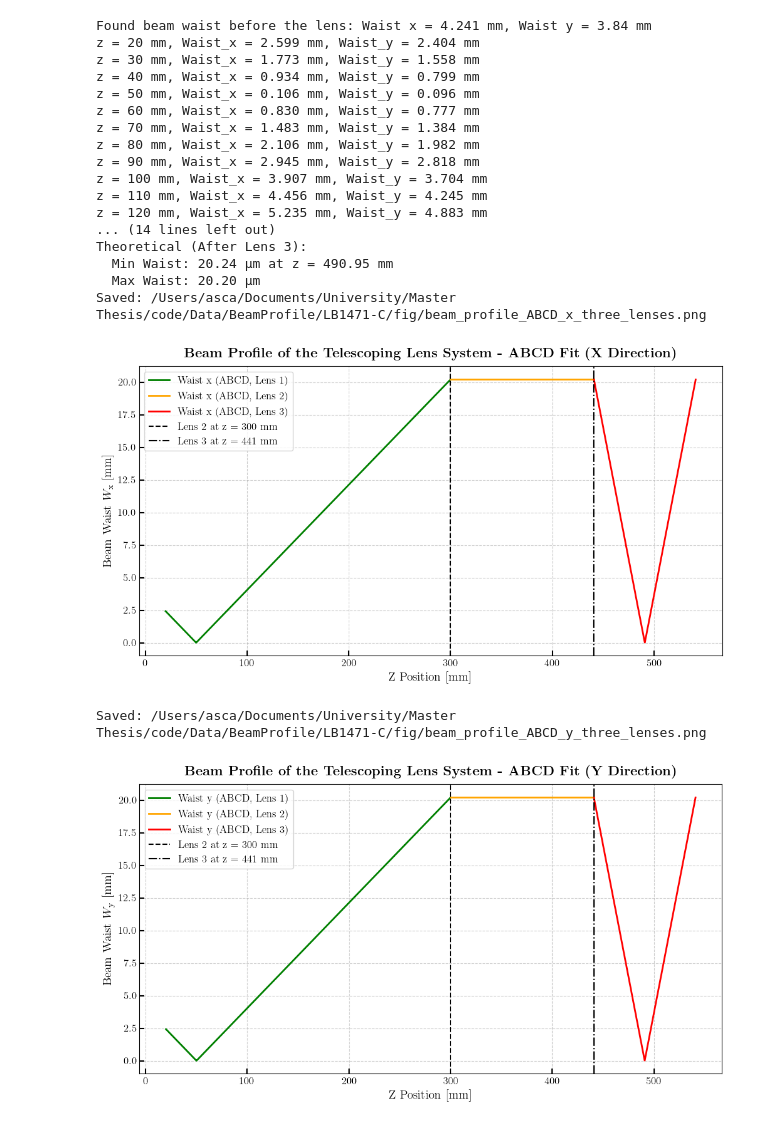
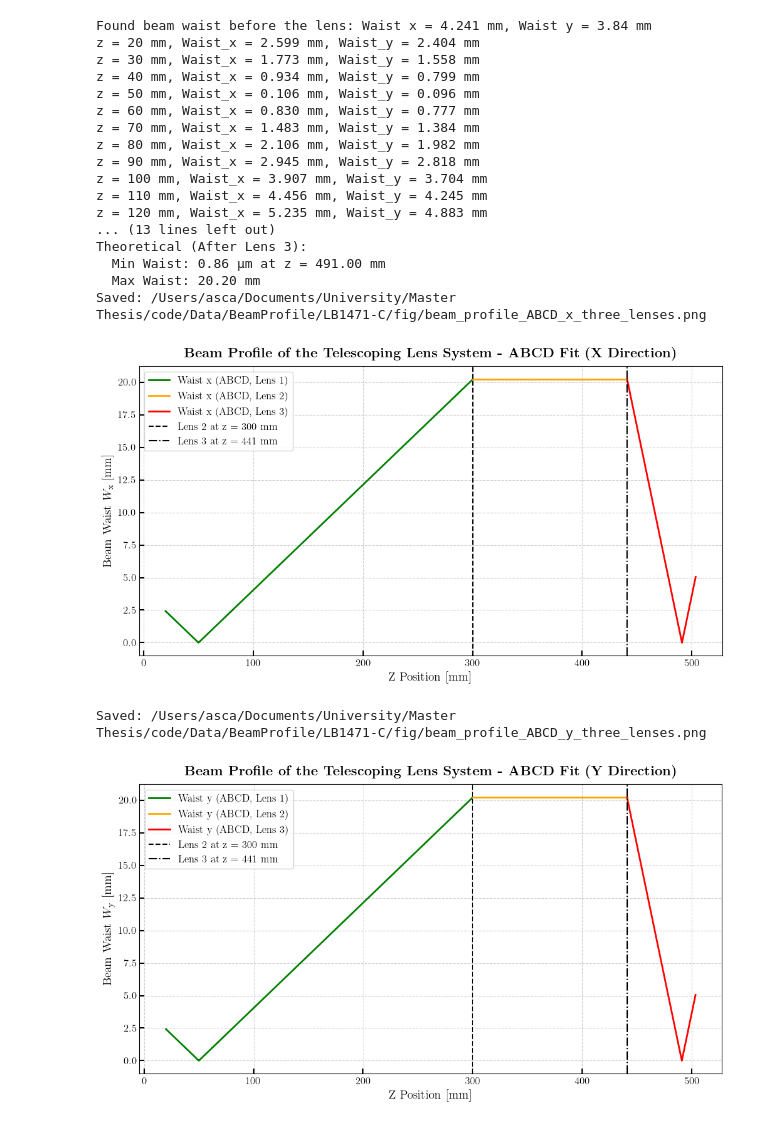
Before and after one commit to AscanioGalbiati/LISA_QPD_Gap, a Jupyter notebook: BeamProfile/beam_profile_telescoping_system_LB1471-C.ipynb, the cells around one changed output. Cells and saved outputs as stored; diff of their text form; code cells hidden in the pictures.

```diff
--- a/BeamProfile/beam_profile_telescoping_system_LB1471-C.ipynb
+++ b/BeamProfile/beam_profile_telescoping_system_LB1471-C.ipynb
@@ -150,7 +150,13 @@ q5 = (A_lens3 * q4 + B_lens3) / (C_lens3 * q4 + D_lens3)
 # Theoretical z-values
 z_theoretical1 = np.linspace(min(z_values[z_values < z_lens2]), z_lens2, 1000)
 z_theoretical2 = np.linspace(z_lens2, z_lens3, 1000)
-z_theoretical3 = np.linspace(z_lens3, z_lens3 + focal_length3*2, 1000)
+#z_theoretical3 = np.linspace(z_lens3, z_lens3 + focal_length3*2, 1000)
+z_focal_expected = z_lens3 + focal_length3
+z_theoretical3 = np.concatenate([
+    np.linspace(z_lens3, z_focal_expected - 5, 1000),
+    np.linspace(z_focal_expected - 5, z_focal_expected + 5, 10000),
+    np.linspace(z_focal_expected + 5, z_lens3 + focal_length3 * 1.25, 1000)
+])
 W_theoretical1 = np.zeros_like(z_theoretical1)
 W_theoretical2 = np.zeros_like(z_theoretical2)
 W_theoretical3 = np.zeros_like(z_theoretical3)
@@ -213,7 +219,7 @@ max_waist_theo3 = max(W_theoretical3[~np.isnan(W_theoretical3)])
 min_waist_theo3_idx = np.argmin(W_theoretical3[~np.isnan(W_theoretical3)])
 z_focal_theo3 = z_theoretical3[~np.isnan(W_theoretical3)][min_waist_theo3_idx]
 
-print("\nBEAM WAIST SUMMARY\n")
+print("\nBEAM WAIST SUMMARY")
 print(f"Experimental (Lens 1):")
 print(f"  Min Waist X: {min_waist_exp_x:.2f} μm")
 print(f"  Min Waist Y: {min_waist_exp_y:.2f} μm")
@@ -221,7 +227,7 @@ print(f"Theoretical (After Lens 1):")
 print(f"  Min Waist: {min_waist_theo1:.2f} μm")
 print(f"  Max Waist: {max_waist_theo1:.2f} mm")
 print(f"Theoretical (After Lens 2):")
-print(f"  Min Waist: {min_waist_theo2:.2f} μm")
+print(f"  Min Waist: {min_waist_theo2:.2f} mm")
 print(f"  Max Waist: {max_waist_theo2:.2f} mm")
 print(f"Theoretical (After Lens 3):")
 print(f"  Min Waist: {min_waist_theo3:.2f} μm at z = {z_focal_theo3:.2f} mm")
@@ -257,36 +263,36 @@ plt.figure(figsize=(12, 6))
 plt.plot(z_theoretical1, W_theoretical1, color='green', linestyle='-', linewidth=2, label='Waist y (ABCD, Lens 1)')
 plt.plot(z_theoretical2, W_theoretical2, color='orange', linestyle='-', linewidth=2, label='Waist y (ABCD, Lens 2)')
 plt.plot(z_theoretical3, W_theoretical3, color='red', linestyle='-', linewidth=2, label='Waist y (ABCD, Lens 3)')
 plt.axvline(x=z_lens2, color='k', linestyle='--', label=f'Lens 2 at z = {z_lens2} mm')
 plt.axvline(x=z_lens3, color='k', linestyle='-.', label=f'Lens 3 at z = {z_lens3} mm')
 plt.xlabel(r'Z Position [mm]', fontsize=14)
 plt.ylabel(r'Beam Waist $W_{\rm{y}}$ [mm]', fontsize=14)
 plt.title(r'\textbf{Beam Profile of the Telescoping Lens System - ABCD Fit (Y Direction)}', fontsize=16, fontweight='bold', pad=10)
 plt.legend(loc='upper left', fontsize=12, frameon=True)
 plt.tick_params(axis='both', which='major', labelsize=12, length=6, width=1.5, direction='in')
 plt.grid(True, linestyle='--', alpha=0.6)
 save_beam_ABCD_y = os.path.join(fig_dir, "beam_profile_ABCD_y_three_lenses.png")
 plt.savefig(save_beam_ABCD_y, dpi=300, bbox_inches='tight', facecolor='white')
 print(f"Saved: {save_beam_ABCD_y}")
 plt.show()
 # %% [output]
 Found beam waist before the lens: Waist x = 4.241 mm, Waist y = 3.84 mm
 z = 20 mm, Waist_x = 2.599 mm, Waist_y = 2.404 mm
 z = 30 mm, Waist_x = 1.773 mm, Waist_y = 1.558 mm
 z = 40 mm, Waist_x = 0.934 mm, Waist_y = 0.799 mm
 z = 50 mm, Waist_x = 0.106 mm, Waist_y = 0.096 mm
 z = 60 mm, Waist_x = 0.830 mm, Waist_y = 0.777 mm
 z = 70 mm, Waist_x = 1.483 mm, Waist_y = 1.384 mm
 z = 80 mm, Waist_x = 2.106 mm, Waist_y = 1.982 mm
 z = 90 mm, Waist_x = 2.945 mm, Waist_y = 2.818 mm
 z = 100 mm, Waist_x = 3.907 mm, Waist_y = 3.704 mm
 z = 110 mm, Waist_x = 4.456 mm, Waist_y = 4.245 mm
 z = 120 mm, Waist_x = 5.235 mm, Waist_y = 4.883 mm
-... (14 lines left out)
+... (13 lines left out)
 Theoretical (After Lens 3):
-  Min Waist: 20.24 μm at z = 490.95 mm
-  Max Waist: 20.20 μm
+  Min Waist: 0.86 μm at z = 491.00 mm
+  Max Waist: 20.20 mm
 Saved: /Users/asca/Documents/University/Master Thesis/code/Data/BeamProfile/LB1471-C/fig/beam_profile_ABCD_x_three_lenses.png
-[figure, old version]
+[figure, new version]
 Saved: /Users/asca/Documents/University/Master Thesis/code/Data/BeamProfile/LB1471-C/fig/beam_profile_ABCD_y_three_lenses.png
-[figure, old version]
+[figure, new version]
```
Also changed, not shown: parts of 1 cell of this notebook, 7 other files.
